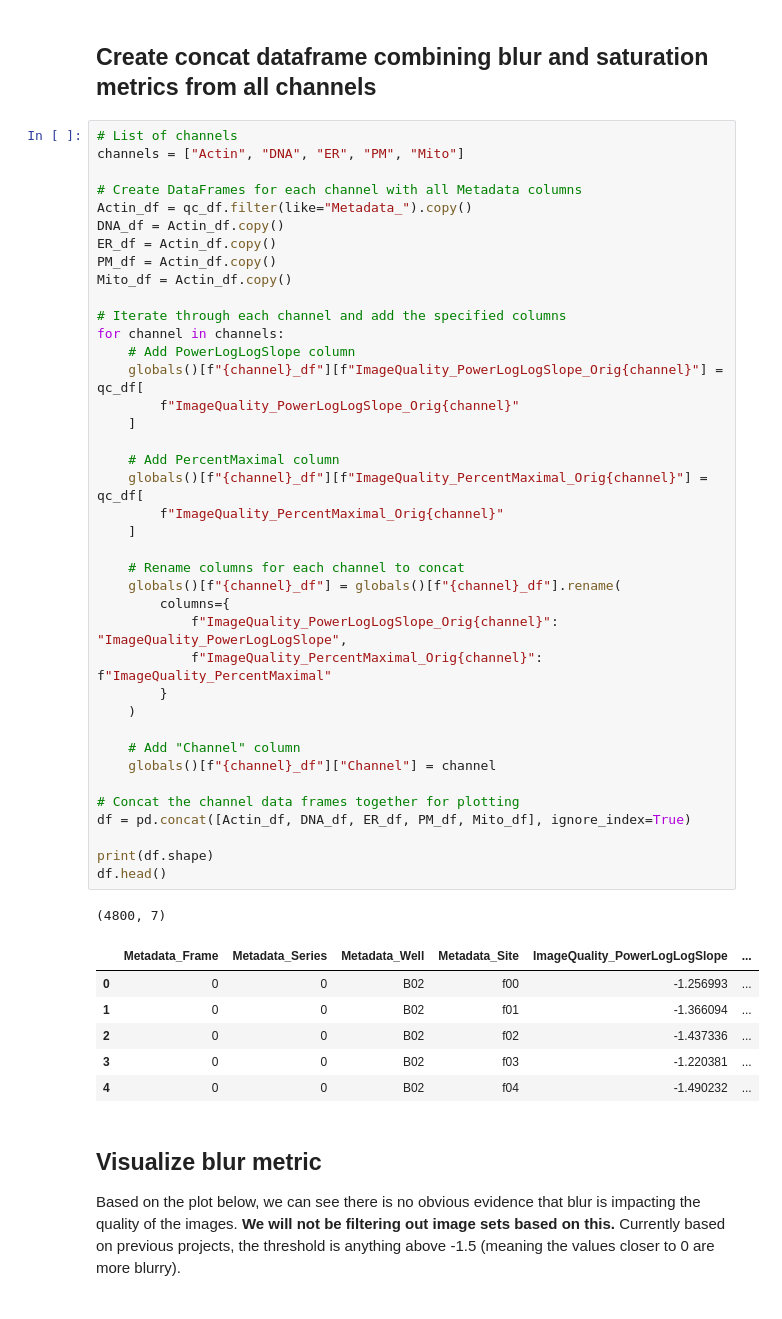
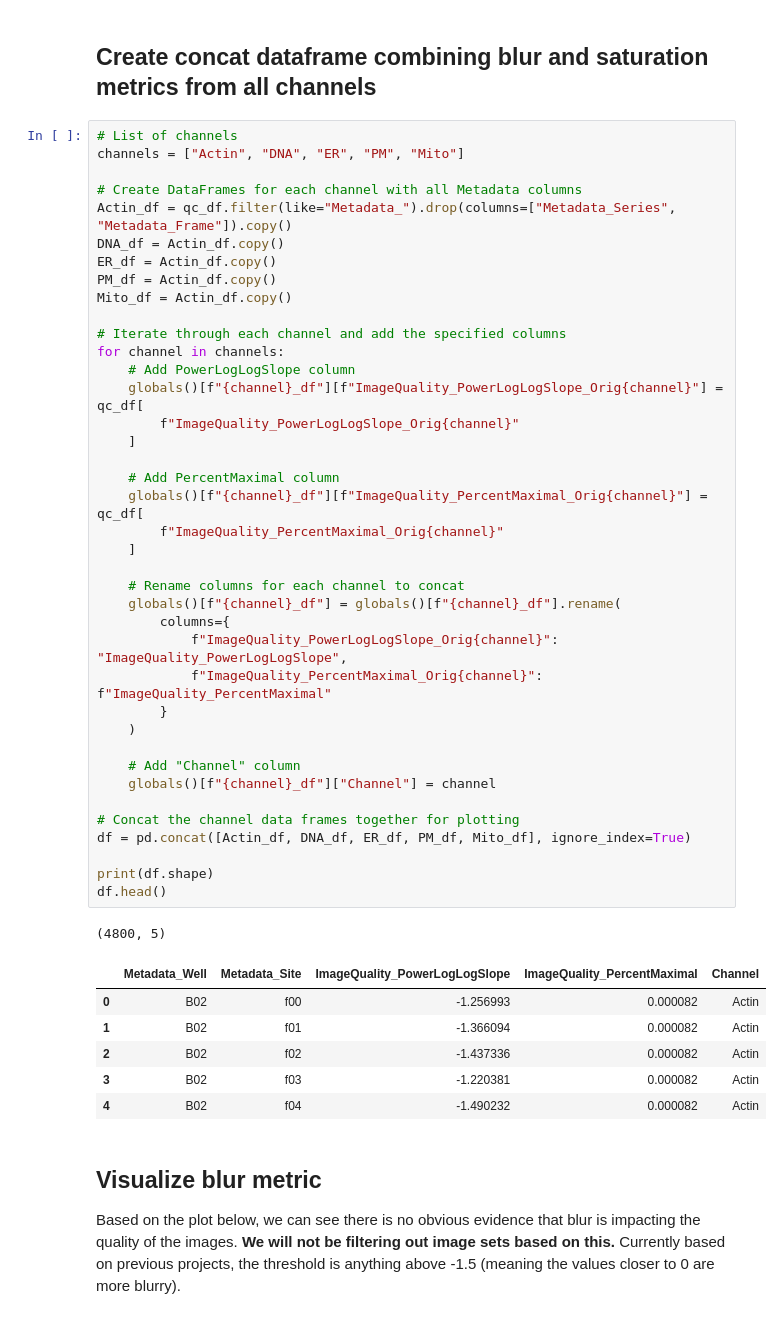
Before and after one commit to WayScience/cellpainting_predicts_cardiac_fibrosis, a Jupyter notebook: 1.preprocessing_data/1.evaluate_qc.ipynb, the cells around one changed output. Cells and saved outputs as stored; diff of their text form.

```diff
--- a/1.preprocessing_data/1.evaluate_qc.ipynb
+++ b/1.preprocessing_data/1.evaluate_qc.ipynb
@@ -52,7 +52,7 @@ qc_df.head()
 channels = ["Actin", "DNA", "ER", "PM", "Mito"]
 
 # Create DataFrames for each channel with all Metadata columns
-Actin_df = qc_df.filter(like="Metadata_").copy()
+Actin_df = qc_df.filter(like="Metadata_").drop(columns=["Metadata_Series", "Metadata_Frame"]).copy()
 DNA_df = Actin_df.copy()
 ER_df = Actin_df.copy()
 PM_df = Actin_df.copy()
@@ -60,40 +60,40 @@ Mito_df = Actin_df.copy()
 
 # Iterate through each channel and add the specified columns
 for channel in channels:
     # Add PowerLogLogSlope column
     globals()[f"{channel}_df"][f"ImageQuality_PowerLogLogSlope_Orig{channel}"] = qc_df[
         f"ImageQuality_PowerLogLogSlope_Orig{channel}"
     ]
 
     # Add PercentMaximal column
     globals()[f"{channel}_df"][f"ImageQuality_PercentMaximal_Orig{channel}"] = qc_df[
         f"ImageQuality_PercentMaximal_Orig{channel}"
     ]
 
     # Rename columns for each channel to concat
     globals()[f"{channel}_df"] = globals()[f"{channel}_df"].rename(
         columns={
             f"ImageQuality_PowerLogLogSlope_Orig{channel}": "ImageQuality_PowerLogLogSlope",
             f"ImageQuality_PercentMaximal_Orig{channel}": f"ImageQuality_PercentMaximal"
         }
     )
 
     # Add "Channel" column
     globals()[f"{channel}_df"]["Channel"] = channel
 
 # Concat the channel data frames together for plotting
 df = pd.concat([Actin_df, DNA_df, ER_df, PM_df, Mito_df], ignore_index=True)
 
 print(df.shape)
 df.head()
 # %% [output]
-(4800, 7)
+(4800, 5)
-|  | Metadata_Frame | Metadata_Series | Metadata_Well | Metadata_Site | ImageQuality_PowerLogLogSlope | ... |
-| 0 | 0 | 0 | B02 | f00 | -1.256993 | ... |
-| 1 | 0 | 0 | B02 | f01 | -1.366094 | ... |
-| 2 | 0 | 0 | B02 | f02 | -1.437336 | ... |
-| 3 | 0 | 0 | B02 | f03 | -1.220381 | ... |
-| 4 | 0 | 0 | B02 | f04 | -1.490232 | ... |
+|  | Metadata_Well | Metadata_Site | ImageQuality_PowerLogLogSlope | ImageQuality_PercentMaximal | Channel |
+| 0 | B02 | f00 | -1.256993 | 0.000082 | Actin |
+| 1 | B02 | f01 | -1.366094 | 0.000082 | Actin |
+| 2 | B02 | f02 | -1.437336 | 0.000082 | Actin |
+| 3 | B02 | f03 | -1.220381 | 0.000082 | Actin |
+| 4 | B02 | f04 | -1.490232 | 0.000082 | Actin |
 # %% [markdown]
 ## Visualize blur metric
 
```
Also changed, not shown: parts of 4 cells of this notebook, 7 other files.
